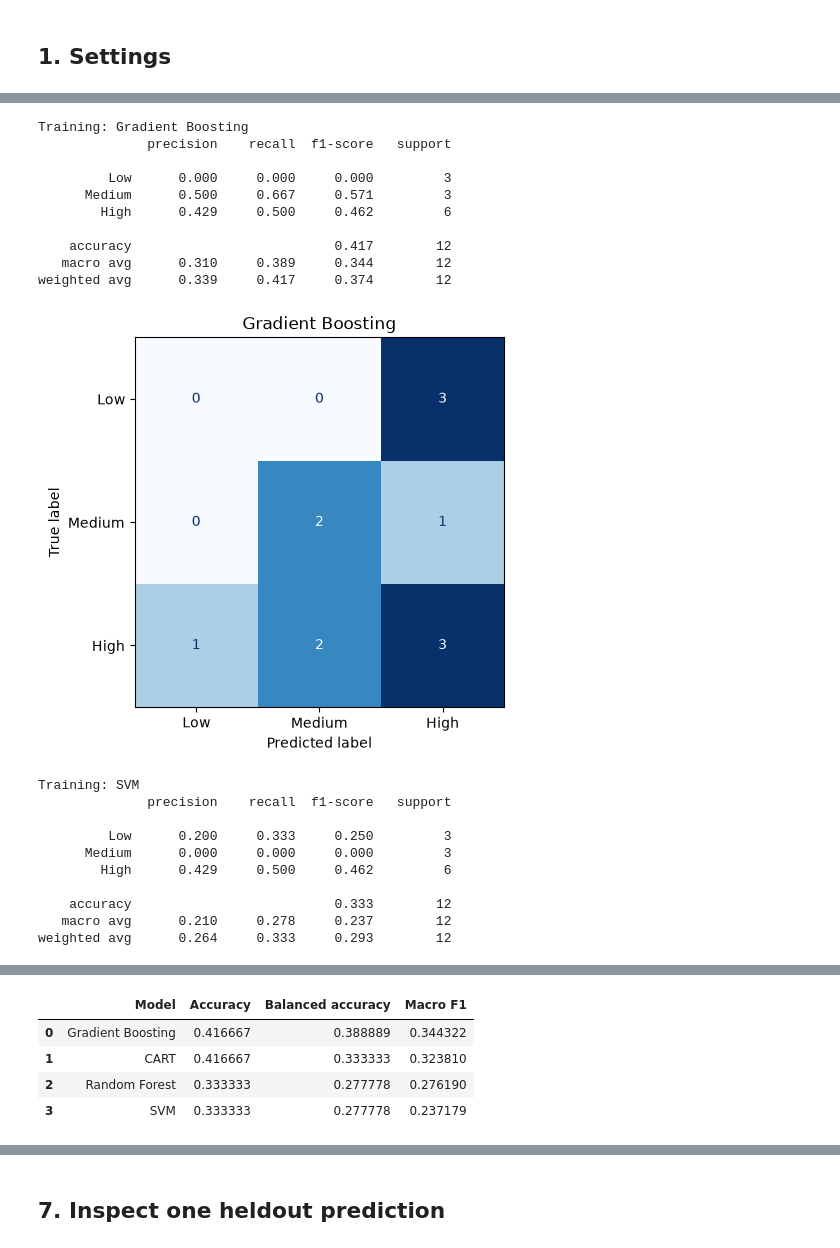
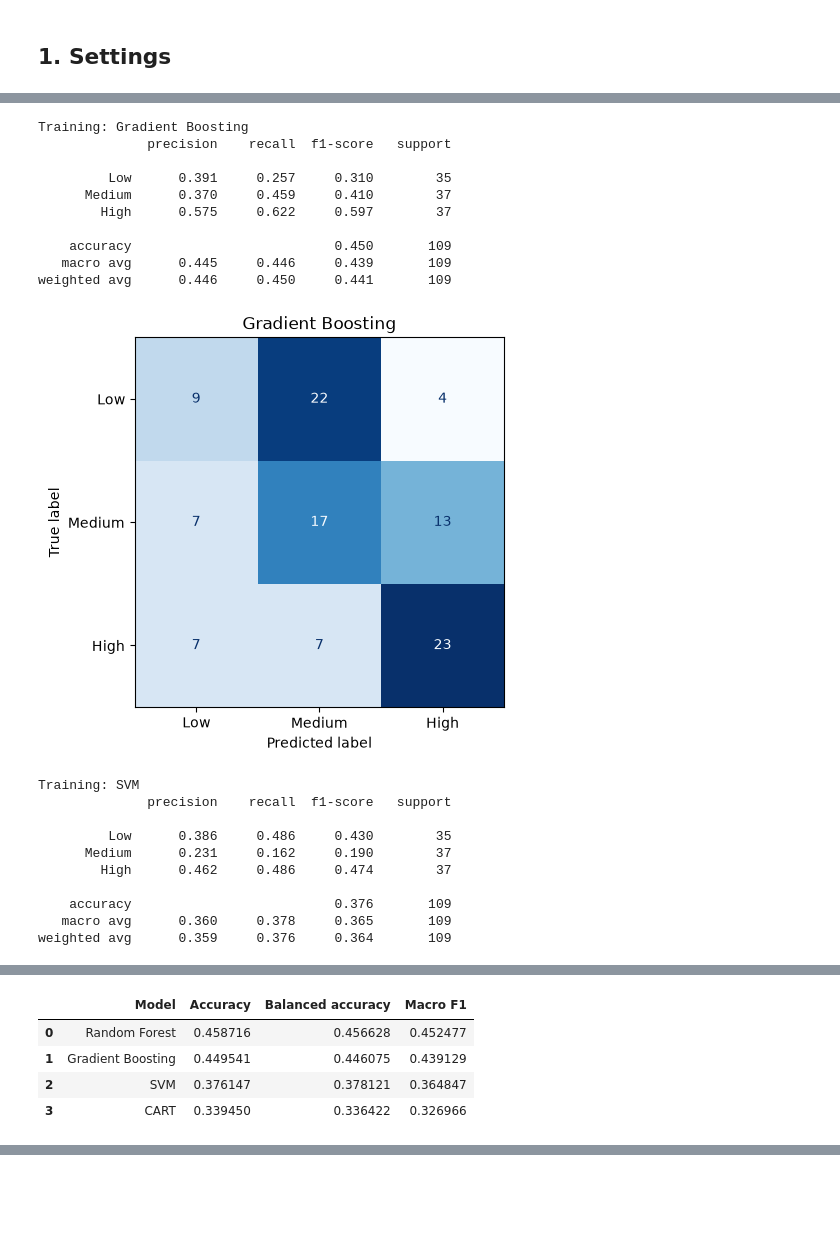
Before and after one commit to j23040579/Project-Innovation, a Jupyter notebook: Typhoon/training/train_typhoon_models.ipynb, the cells around one changed output, grey strips where cells are left out. Drawn from its saved outputs; the diff is of its cells as text; code cells hidden in the pictures; blank space fills up the shorter version.

Commit message:
Train pre-typhoon profiles using weather only

```diff
--- a/Typhoon/training/train_typhoon_models.ipynb
+++ b/Typhoon/training/train_typhoon_models.ipynb
@@ -15,10 +23,14 @@ if ROOT.name == "training":
 elif (ROOT / "Typhoon" / "training").is_dir():
     ROOT = ROOT / "Typhoon"
 TRAINING_DIR = ROOT / "training"
-EXPERIMENT_ID = "baseline_v1"
-INPUT_FILE = TRAINING_DIR / "trained_models/nearest_prefecture" / EXPERIMENT_ID / "reconstructed_weather_prefecture.csv"
+EXPERIMENT_ID = "weather_only_v1"
+INPUT_FILE = ROOT / "data/processed/jma_day3_to_landfall_with_weather.csv"
 OUTPUT_DIR = TRAINING_DIR / "trained_models/risk" / EXPERIMENT_ID
 LOG_DIR = TRAINING_DIR / "experiment_logs/risk" / EXPERIMENT_ID
+
+START_DATE = None  # None uses all available historical years
+END_DATE = None
+TEST_SIZE = 0.20
 SEED = 42
 REMOVE_FEATURES = []  # e.g. ["rain_sum"]
 MODEL_PARAMS = {
@@ -28,4 +40,10 @@ MODEL_PARAMS = {
     "SVM": {"C": 1.0, "kernel": "rbf"},
 }
 OVERWRITE_OUTPUTS = False
+
+# Optional: CSV containing weather to classify (for example, predicted daily weather).
+# Leave None to demonstrate prediction on a heldout row.
+PREDICTION_FILE = None
+MODEL_TO_VIEW = "Random Forest"
+ROW_TO_VIEW = 0
 # %% [markdown]
@@ -157,9 +220,19 @@ Train: 63 rows | Test: 12 rows | Shared storms: 0
 # %%
-numeric = Pipeline([("imputer", SimpleImputer(strategy="median", keep_empty_features=True)), ("scaler", StandardScaler())])
-preprocessor = ColumnTransformer([
-    ("numeric", numeric, NUMERIC),
-    ("prefecture", OneHotEncoder(handle_unknown="ignore", sparse_output=False), ["nearest_prefecture"]),
-])
+ANGLE = "wind_direction_10m_dominant"
+NUMERIC = [c for c in FEATURES if c != ANGLE]
+transformers = []
+if NUMERIC:
+    numeric = Pipeline([("imputer", SimpleImputer(strategy="median")), ("scaler", StandardScaler())])
+    transformers.append(("weather", numeric, NUMERIC))
+if ANGLE in FEATURES:
+    for name, function in [("direction_sin", np.sin), ("direction_cos", np.cos)]:
+        circular = Pipeline([
+            ("imputer", SimpleImputer(strategy="most_frequent")),
+            ("radians", FunctionTransformer(np.deg2rad)),
+            ("angle", FunctionTransformer(function)),
+        ])
+        transformers.append((name, circular, [ANGLE]))
+preprocessor = ColumnTransformer(transformers)
 models = {
     "Random Forest": RandomForestClassifier(random_state=SEED, class_weight="balanced", n_jobs=2, **MODEL_PARAMS["Random Forest"]),
     "CART": DecisionTreeClassifier(random_state=SEED, class_weight="balanced", **MODEL_PARAMS["CART"]),
@@ -167,3 +240,4 @@ models = {
     "SVM": SVC(random_state=SEED, class_weight="balanced", probability=True, **MODEL_PARAMS["SVM"]),
 }
 OUTPUT_DIR.mkdir(parents=True, exist_ok=True)
+LOG_DIR.mkdir(parents=True, exist_ok=True)
@@ -173,7 +247,8 @@ Use these heldout results for reporting. Repeatedly changing parameters based on
 # %%
 comparison = []
 trained_models = {}
-all_predictions = test_df[["date", "intl_id", "nearest_prefecture", "risk"]].copy()
+metadata = [c for c in ["date", "intl_id", "landfall_event_id", "storm_name", "days_before_landfall", "risk"] if c in test_df]
+all_predictions = test_df[metadata].copy()
 CLASS_ORDER = ["Low", "Medium", "High"]
 for name, estimator in models.items():
     print(f"\nTraining: {name}")
@@ -187,16 +262,16 @@ for name, estimator in models.items():
     print(classification_report(y_test, predicted, labels=CLASS_ORDER, digits=3, zero_division=0))
     ConfusionMatrixDisplay.from_predictions(y_test, predicted, labels=CLASS_ORDER, cmap="Blues", colorbar=False)
     plt.title(name)
-    plt.savefig(LOG_DIR / (name.lower().replace(" ", "_") + "_confusion.png"), dpi=120, bbox_inches="tight")
+    filename = name.lower().replace(" ", "_")
+    plt.savefig(LOG_DIR / f"{filename}_confusion.png", dpi=120, bbox_inches="tight")
     plt.show()
-    filename = name.lower().replace(" ", "_")
     joblib.dump(classifier, OUTPUT_DIR / f"{filename}_model.joblib")
     all_predictions[name] = predicted
 
 comparison = pd.DataFrame(comparison).sort_values("Balanced accuracy", ascending=False).reset_index(drop=True)
 display(comparison)
 comparison.set_index("Model")[["Accuracy", "Balanced accuracy", "Macro F1"]].plot.bar(figsize=(9, 4), ylim=(0, 1))
-plt.title("Heldout storm classification")
+plt.title("Heldout pre-typhoon weather profiles")
 plt.xticks(rotation=20)
 plt.tight_layout()
 plt.savefig(LOG_DIR / "model_comparison.png", dpi=120, bbox_inches="tight")
@@ -227,21 +302,21 @@ weighted avg      0.375     0.417     0.386        12
 Training: Gradient Boosting
               precision    recall  f1-score   support
 
-         Low      0.000     0.000     0.000         3
-      Medium      0.500     0.667     0.571         3
-        High      0.429     0.500     0.462         6
+         Low      0.391     0.257     0.310        35
+      Medium      0.370     0.459     0.410        37
+        High      0.575     0.622     0.597        37
 
-    accuracy                          0.417        12
-   macro avg      0.310     0.389     0.344        12
-weighted avg      0.339     0.417     0.374        12
+    accuracy                          0.450       109
+   macro avg      0.445     0.446     0.439       109
+weighted avg      0.446     0.450     0.441       109
-[figure, old version]
+[figure, new version]
 Training: SVM
               precision    recall  f1-score   support
 
-         Low      0.200     0.333     0.250         3
-      Medium      0.000     0.000     0.000         3
-        High      0.429     0.500     0.462         6
+         Low      0.386     0.486     0.430        35
+      Medium      0.231     0.162     0.190        37
+        High      0.462     0.486     0.474        37
 
-    accuracy                          0.333        12
-   macro avg      0.210     0.278     0.237        12
-weighted avg      0.264     0.333     0.293        12
+    accuracy                          0.376       109
+   macro avg      0.360     0.378     0.365       109
+weighted avg      0.359     0.376     0.364       109
@@ -249,5 +324,5 @@ weighted avg      0.264     0.333     0.293        12
 |  | Model | Accuracy | Balanced accuracy | Macro F1 |
-| 0 | Gradient Boosting | 0.416667 | 0.388889 | 0.344322 |
-| 1 | CART | 0.416667 | 0.333333 | 0.323810 |
-| 2 | Random Forest | 0.333333 | 0.277778 | 0.276190 |
-| 3 | SVM | 0.333333 | 0.277778 | 0.237179 |
+| 0 | Random Forest | 0.458716 | 0.456628 | 0.452477 |
+| 1 | Gradient Boosting | 0.449541 | 0.446075 | 0.439129 |
+| 2 | SVM | 0.376147 | 0.378121 | 0.364847 |
+| 3 | CART | 0.339450 | 0.336422 | 0.326966 |
@@ -255,2 +329,0 @@ weighted avg      0.264     0.333     0.293        12
-# %% [markdown]
-## 7. Inspect one heldout prediction
```
Also changed, not shown: parts of 24 cells of this notebook, 3 other files.
